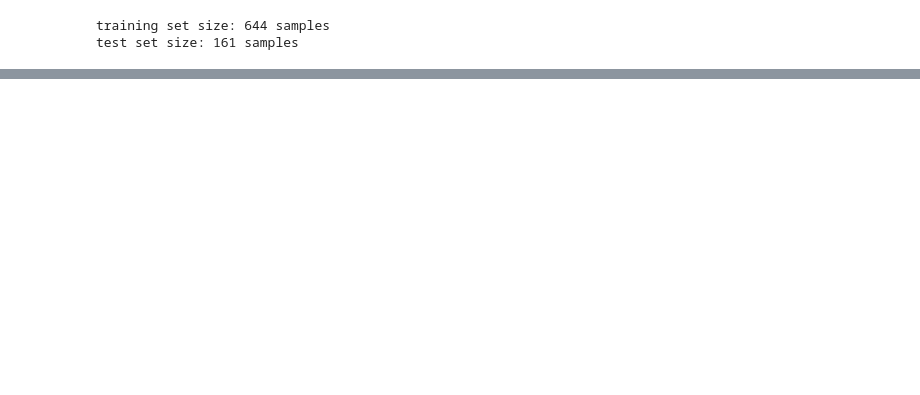
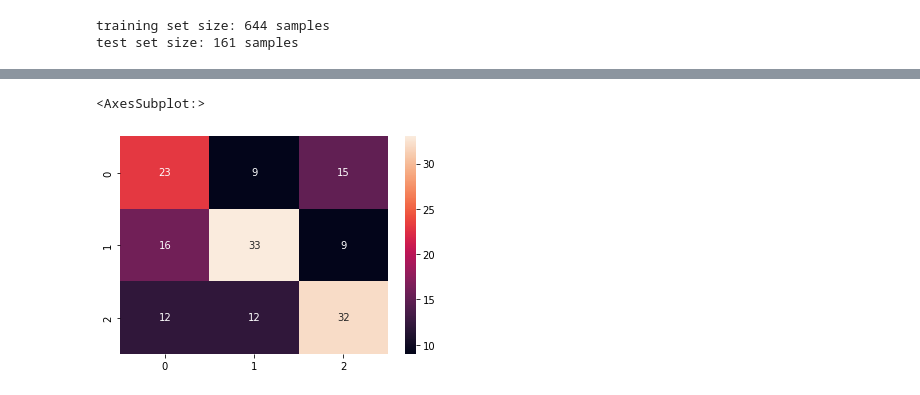
Before and after one commit to Riggos/KIProjekt, a Jupyter notebook: Bayes_selber_4.ipynb, the cells around one changed output, grey strips where cells are left out. Cells and saved outputs as stored; diff of their text form; code cells hidden in the pictures; blank space fills up the shorter version.

```diff
--- a/Bayes_selber_4.ipynb
+++ b/Bayes_selber_4.ipynb
@@ -31,0 +35,6 @@ weighted avg       0.59      0.58      0.58       161
+# %%
+cm =confusion_matrix(y_test,y_predicted)
+sns.heatmap(cm,annot=True)
+# %% [output]
+<AxesSubplot:>
+[figure, added]
```
Also changed, not shown: parts of 2 cells of this notebook, 7 other files.
